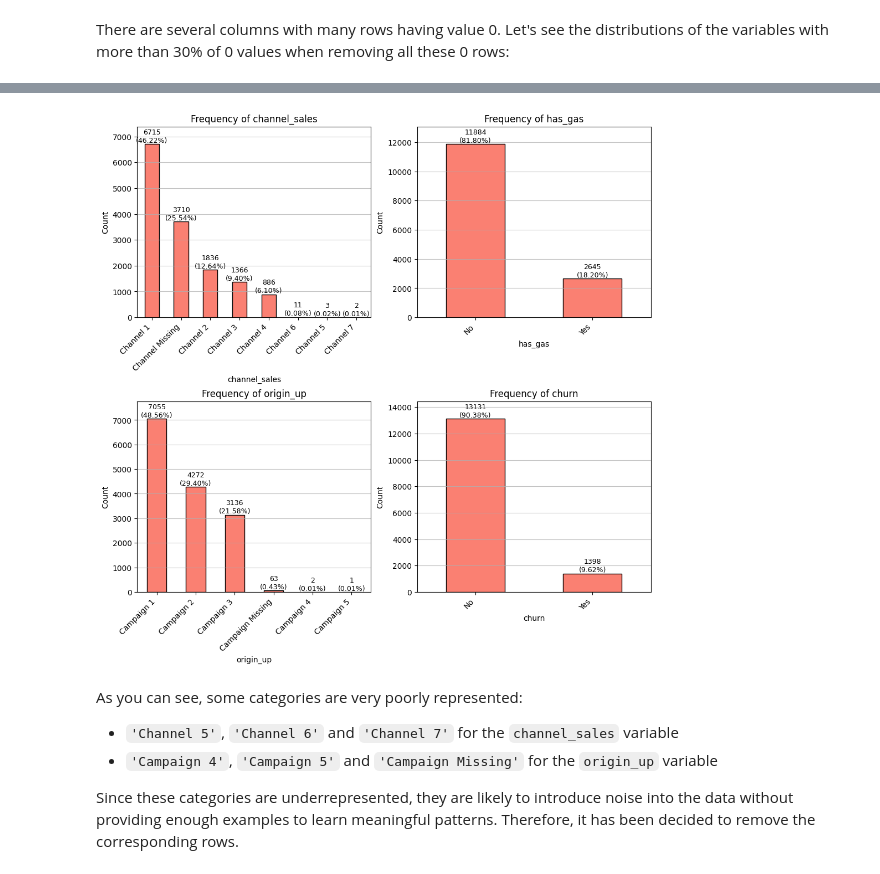
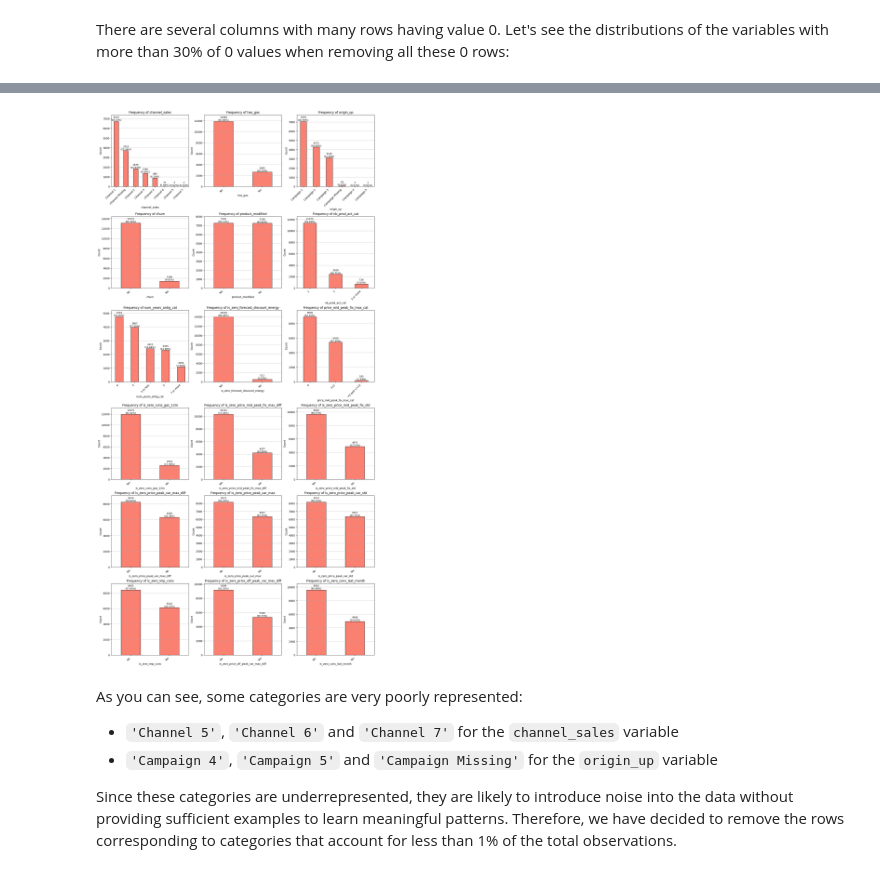
Before and after one commit to Mat-Gug/energy-churn-prediction, a Jupyter notebook: Churn Prediction - Part 2.ipynb, the cells around one changed output, grey strips where cells are left out. Drawn from its saved outputs; the diff is of its cells as text; code cells hidden in the pictures.

```diff
--- a/Churn Prediction - Part 2.ipynb
+++ b/Churn Prediction - Part 2.ipynb
@@ -302,4 +340,5 @@ Some of these distributions remain highly skewed even when removing the 0 values
 # %%
 many_zeros_cols = [col for col in num_stats_df.index if num_stats_df.loc[col,'zero_counts']>0.3*len(merged_df)]
 
-merged_df, skewness, distr_transformed_cols = apply_log_transformation_and_impute(merged_df, many_zeros_cols, skewness_threshold=3.0, target='churn')
+#merged_df, skewness, distr_transformed_cols = apply_log_transformation_and_impute(merged_df, many_zeros_cols, skewness_threshold=3.0, target='churn')
+merged_df, distr_transformed_cols = engineer_saz_features(merged_df, many_zeros_cols, skewness_threshold=3.0, target='churn')
@@ -371,10 +393,17 @@ Finally, I decided to apply a log transformation to all remaining variables with
 # %%
-# Identify columns with skewness greater than 3
-cols_to_transform = [col for col in num_stats_df.index if num_stats_df.loc[col,'skewness']>3]
-transformed_cols = [f"{col}_log" for col in cols_to_transform]
+skewness = num_stats_df['skewness']
+cols_to_transform = [col for col in num_stats_df.index if abs(skewness[col])>3]
+transformed_cols = []
 
-# Apply log transformation to these columns
-merged_df[transformed_cols] = merged_df[cols_to_transform].apply(lambda x: np.log1p(x))
+for col in cols_to_transform:
+    if skewness[col]<0:
+        col_name = f"{col}_square"
+        merged_df[col_name] = merged_df[col].apply(lambda x: x**2)
+    elif skewness[col]>0:
+        col_name = f"{col}_log"
+        merged_df[col_name] = merged_df[col].apply(lambda x: np.log1p(x))
+
+    transformed_cols.append(col_name)
 
 # Print the transformed columns
 print(f"Transformed columns: {cols_to_transform}")
@@ -430,9 +440,0 @@ Before removing the date variables from the dataset, let's create some features
-# %%
-# Compute 'product_modified'
-merged_df.loc[:, 'product_modified'] = (merged_df['date_modif_prod'] > merged_df['date_activ']).astype(int)
-
-# Compute 'days_to_end'
-historical_end_date = pd.Timestamp('2015-12-31')
-merged_df.loc[:, 'days_to_end'] = (merged_df['date_end'] - historical_end_date).dt.days
-
-merged_df[['date_activ', 'date_modif_prod', 'product_modified', 'date_end', 'days_to_end']].head(10)
@@ -455,4 +443,4 @@ merged_df.drop(datetime_cols, axis=1, inplace=True)
 # %%
-categorical_cols = [col for col in merged_df.select_dtypes(exclude='number').columns if (col!='id') and (col not in categorized_cols)]
+categorical_cols = [col for col in merged_df.select_dtypes(exclude='number').columns if col!='id']
 categorical_cols
 # %% [output]
@@ -460,12 +465,12 @@ categorical_cols
 # %%
-plot_bar_charts(merged_df, categorical_cols, sort_index=False)
+plot_bar_charts(merged_df, categorical_cols, sort_index=False, ncols=3)
 # %% [output]
-[figure, old version]
+[figure, new version]
 # %% [markdown]
 As you can see, some categories are very poorly represented:
 
 - `'Channel 5'`, `'Channel 6'` and `'Channel 7'` for the `channel_sales` variable
 - `'Campaign 4'`, `'Campaign 5'` and `'Campaign Missing'` for the `origin_up` variable
 
-Since these categories are underrepresented, they are likely to introduce noise into the data without providing enough examples to learn meaningful patterns. Therefore, it has been decided to remove the corresponding rows.
+Since these categories are underrepresented, they are likely to introduce noise into the data without providing sufficient examples to learn meaningful patterns. Therefore, we have decided to remove the rows corresponding to categories that account for less than 1% of the total observations.
 # %%
```
Also changed, not shown: parts of 49 cells of this notebook, 3 other files.
